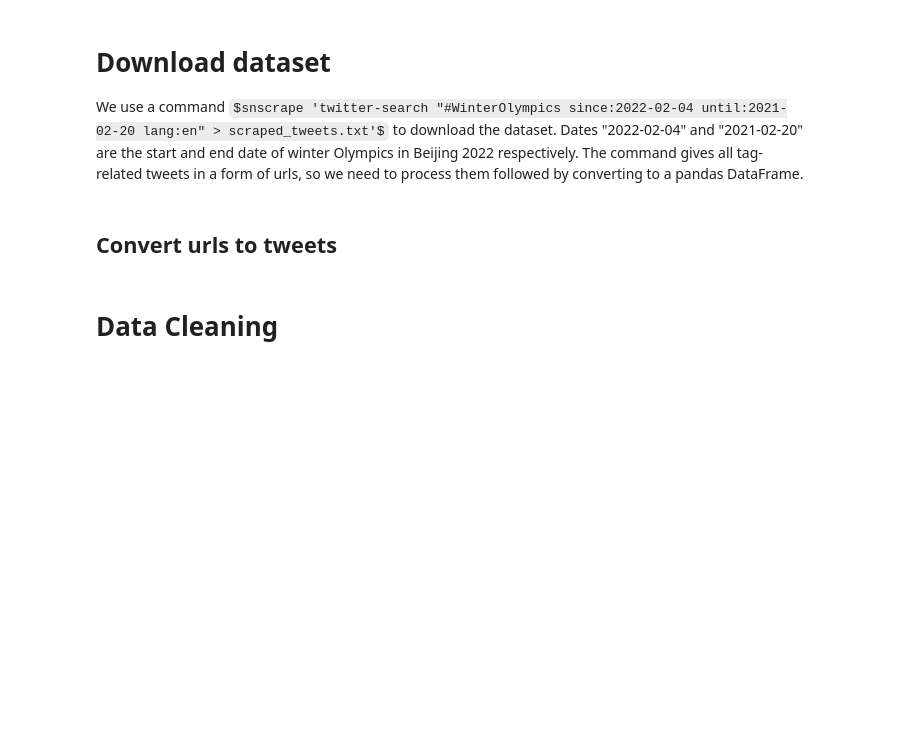
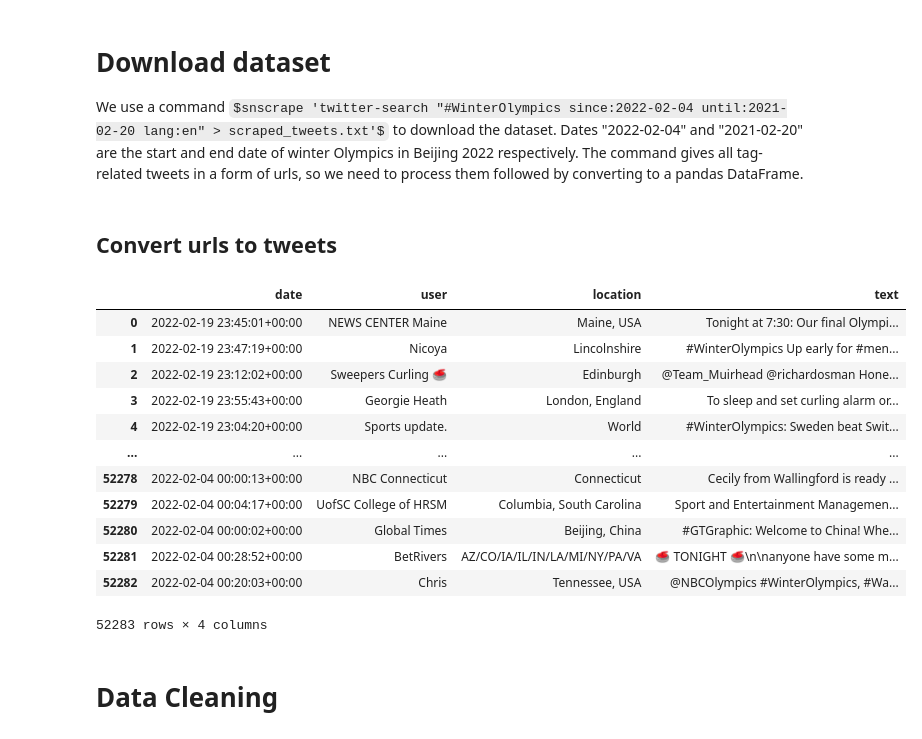
Before and after one commit to Zhayu517/SMA-Text-Mining, a Jupyter notebook: CW2.ipynb, the cells around one changed output. Drawn from its saved outputs; the diff is of its cells as text; code cells hidden in the pictures; some formulas as TeX source; blank space fills up the shorter version.

```diff
--- a/CW2.ipynb
+++ b/CW2.ipynb
@@ -76,33 +73,47 @@ Dates "2022-02-04" and "2021-02-20" are the start and end date of winter Olympic
 # %% [markdown]
 ## Convert urls to tweets
 # %%
-# # Extract the tweet id
-# tweet_ids = lambda x: x["tweet_urls"].split("/")[-1]
-# # Store tweet id in another column
-# tweet_urls['tweet_ids'] = tweet_urls.apply(tweet_ids, axis=1)
-# ids = tweet_urls['tweet_ids'].tolist()
+# Extract the tweet id
+tweet_ids = lambda x: x["tweet_urls"].split("/")[-1]
+# Store tweet id in another column
+tweet_urls['tweet_ids'] = tweet_urls.apply(tweet_ids, axis=1)
+ids = tweet_urls['tweet_ids'].tolist()
 
-# def url2tweet(IDs): # a list of ids, max 100
-#     all_status = api.lookup_statuses(IDs)
-#     tweets_list = [[status.created_at, status.user.name, status.user.location, status.text] for status in all_status]
-#     return tweets_list
+def url2tweet(IDs): # a list of ids, max 100
+    all_status = api.lookup_statuses(IDs)
+    tweets_list = [[status.created_at, status.user.name, status.user.location, status.text] for status in all_status]
+    return tweets_list
 
 
-# def get_all_tweets(IDs): # a list of ids
-#     num_sections = (len(IDs) - 1) // 100 + 1
-#     first_section = ids[:100]
-#     data = url2tweet(first_section)
-#     for i in tqdm(range(1, num_sections)):
-#         current_ids = ids[i*100:(i+1)*100]
-#         current_tweet_list = url2tweet(current_ids)
-#         data = np.concatenate([data, current_tweet_list])
-#     return data
+def get_all_tweets(IDs): # a list of ids
+    num_sections = (len(IDs) - 1) // 100 + 1
+    first_section = ids[:100]
+    data = url2tweet(first_section)
+    for i in tqdm(range(1, num_sections)):
+        current_ids = ids[i*100:(i+1)*100]
+        current_tweet_list = url2tweet(current_ids)
+        data = np.concatenate([data, current_tweet_list])
+    return data
 
-# data = get_all_tweets(ids)
+data = get_all_tweets(ids)
 # %%
-# tweets_df = pd.DataFrame(data=data, columns=['date', 'user', 'location', 'text'])
-# tweets_df.to_csv("data.csv", quotechar='"', encoding='utf8', index = False, header=True)
-# tweets_df.head(len(tweets_df))
+tweets_df = pd.DataFrame(data=data, columns=['date', 'user', 'location', 'text'])
+tweets_df.to_csv("data.csv", quotechar='"', encoding='utf8', index = False, header=True)
+tweets_df.head(len(tweets_df))
+# %% [output]
+|  | date | user | location | text |
+| 0 | 2022-02-19 23:45:01+00:00 | NEWS CENTER Maine | Maine, USA | Tonight at 7:30: Our final Olympi... |
+| 1 | 2022-02-19 23:47:19+00:00 | Nicoya | Lincolnshire | #WinterOlympics Up early for #men... |
+| 2 | 2022-02-19 23:12:02+00:00 | Sweepers Curling 🥌 | Edinburgh | @Team_Muirhead @richardosman Hone... |
+| 3 | 2022-02-19 23:55:43+00:00 | Georgie Heath | London, England | To sleep and set curling alarm or... |
+| 4 | 2022-02-19 23:04:20+00:00 | Sports update. | World | #WinterOlympics: Sweden beat Swit... |
+| ... | ... | ... | ... | ... |
+| 52278 | 2022-02-04 00:00:13+00:00 | NBC Connecticut | Connecticut | Cecily from Wallingford is ready ... |
+| 52279 | 2022-02-04 00:04:17+00:00 | UofSC College of HRSM | Columbia, South Carolina | Sport and Entertainment Managemen... |
+| 52280 | 2022-02-04 00:00:02+00:00 | Global Times | Beijing, China | #GTGraphic: Welcome to China! Whe... |
+| 52281 | 2022-02-04 00:28:52+00:00 | BetRivers | AZ/CO/IA/IL/IN/LA/MI/NY/PA/VA | 🥌 TONIGHT 🥌\n\nanyone have some m... |
+| 52282 | 2022-02-04 00:20:03+00:00 | Chris | Tennessee, USA | @NBCOlympics #WinterOlympics, #Wa... |
+52283 rows × 4 columns
 # %% [markdown]
 # Data Cleaning
 # %%
```
Also changed, not shown: parts of 18 cells of this notebook, 1 other file.
